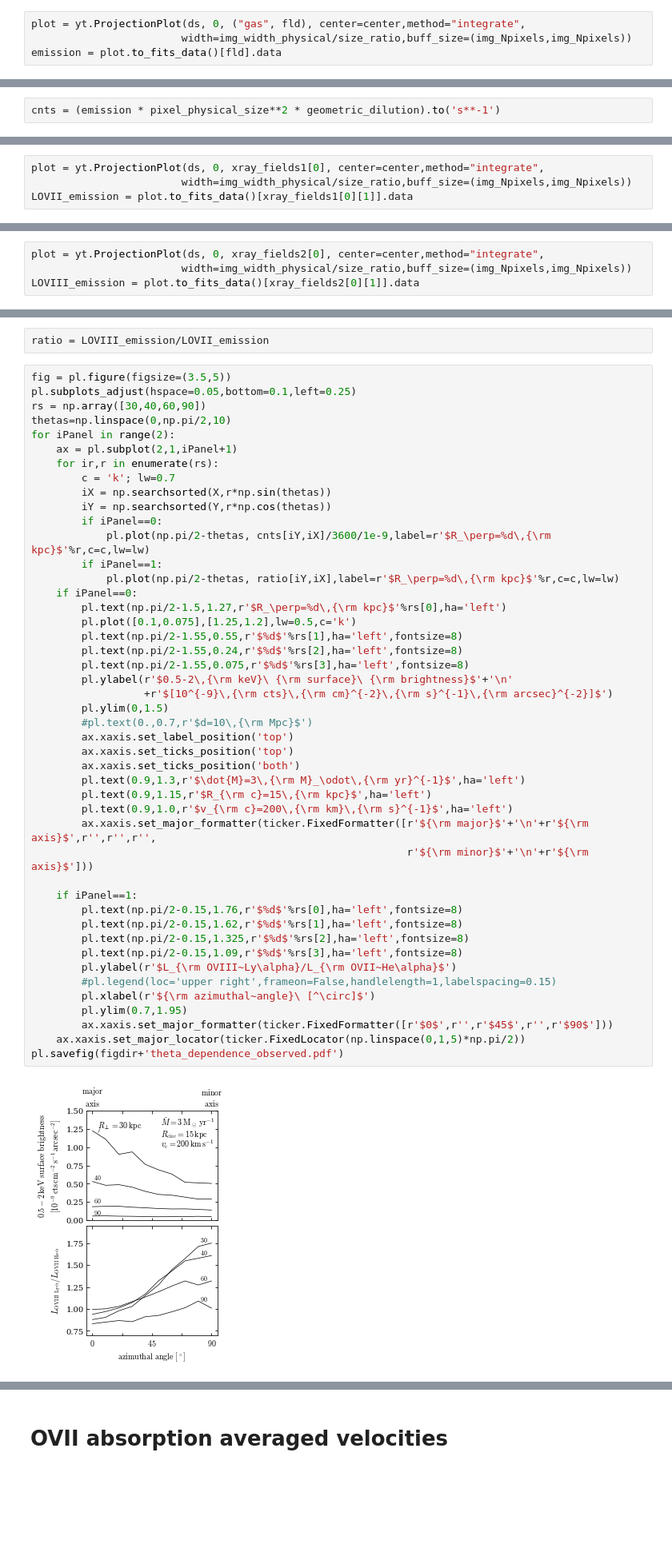
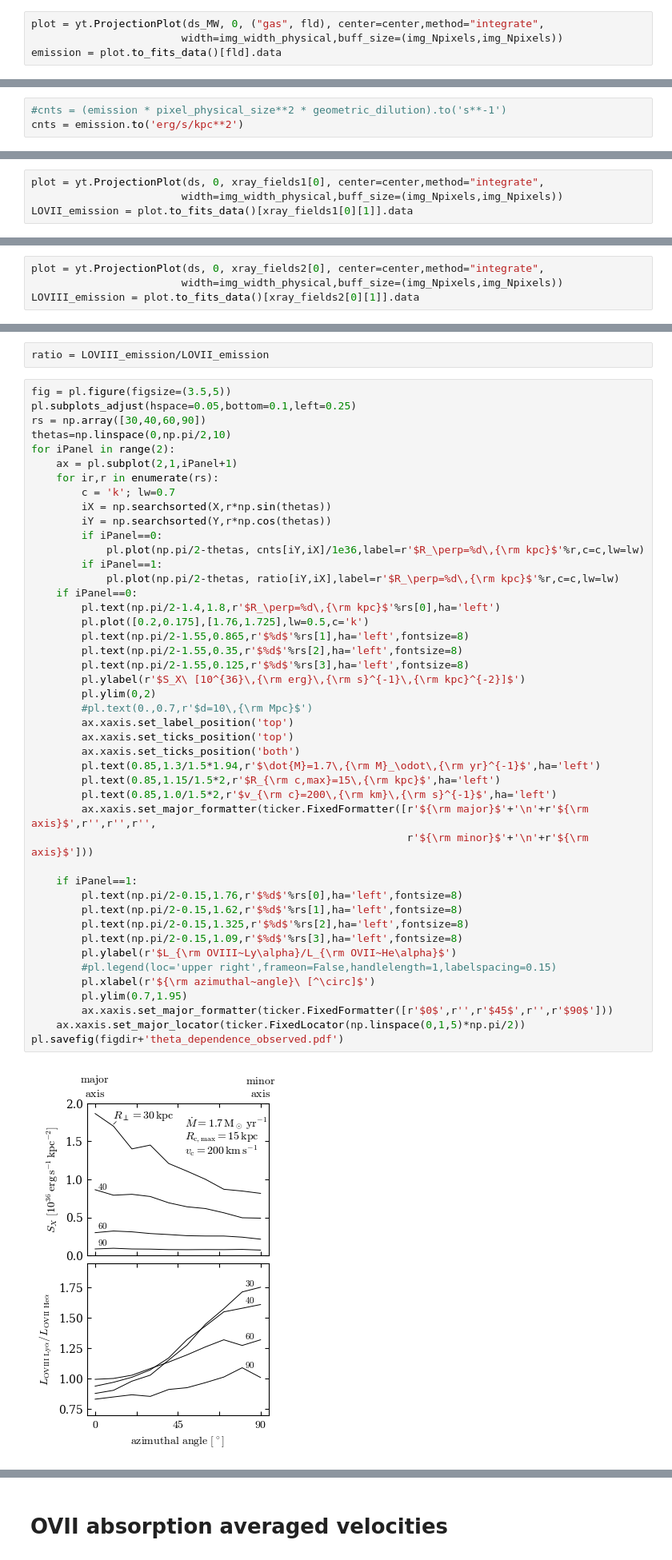
Before and after one commit to JonathanSternAstro/gizmo_analysis, a Jupyter notebook: ipynb/subsonic_solution/observables.ipynb, the cells around one changed output, grey strips where cells are left out. Shown at 80% size. Saved outputs shown, nothing was run; the diff lists cells and outputs as text; blank space fills up the shorter version.

```diff
--- a/ipynb/subsonic_solution/observables.ipynb
+++ b/ipynb/subsonic_solution/observables.ipynb
@@ -413,7 +333,7 @@ X,Y = [np.linspace(-img_width_physical//2,img_width_physical//2,int(img_Npixels)
 Xmesh,Ymesh = np.meshgrid(X,Y)
 mask = ~((np.abs(Xmesh)<25) & (np.abs(Ymesh)<5))
 # %%
-plot = yt.ProjectionPlot(ds, 0, ("gas", fld), center=center,method="integrate",
-                        width=img_width_physical/size_ratio,buff_size=(img_Npixels,img_Npixels))
+plot = yt.ProjectionPlot(ds_MW, 0, ("gas", fld), center=center,method="integrate",
+                        width=img_width_physical,buff_size=(img_Npixels,img_Npixels))
 emission = plot.to_fits_data()[fld].data
 # %% [output]
@@ -426,5 +346,6 @@ yt : [INFO     ] 2023-11-16 15:51:37,164 Making a FITS image of field xray_photo
 # %%
-cnts = (emission * pixel_physical_size**2 * geometric_dilution).to('s**-1')
+#cnts = (emission * pixel_physical_size**2 * geometric_dilution).to('s**-1')
+cnts = emission.to('erg/s/kpc**2')
 # %%
 #single line flux
 nbins = 1000
@@ -449,5 +370,5 @@ pyxsim : [INFO     ] 2023-11-16 15:51:38,770 Using temperature field '('gas', 't
 # %%
 plot = yt.ProjectionPlot(ds, 0, xray_fields1[0], center=center,method="integrate",
-                        width=img_width_physical/size_ratio,buff_size=(img_Npixels,img_Npixels))
+                        width=img_width_physical,buff_size=(img_Npixels,img_Npixels))
 LOVII_emission = plot.to_fits_data()[xray_fields1[0][1]].data
 # %% [output]
@@ -460,5 +381,5 @@ yt : [INFO     ] 2023-11-16 15:52:38,916 Making a FITS image of field xray_emiss
 # %%
 plot = yt.ProjectionPlot(ds, 0, xray_fields2[0], center=center,method="integrate",
-                        width=img_width_physical/size_ratio,buff_size=(img_Npixels,img_Npixels))
+                        width=img_width_physical,buff_size=(img_Npixels,img_Npixels))
 LOVIII_emission = plot.to_fits_data()[xray_fields2[0][1]].data
 # %% [output]
@@ -478,46 +399,45 @@ thetas=np.linspace(0,np.pi/2,10)
 for iPanel in range(2):
     ax = pl.subplot(2,1,iPanel+1)
     for ir,r in enumerate(rs):
         c = 'k'; lw=0.7
         iX = np.searchsorted(X,r*np.sin(thetas))
         iY = np.searchsorted(Y,r*np.cos(thetas))
         if iPanel==0:
-            pl.plot(np.pi/2-thetas, cnts[iY,iX]/3600/1e-9,label=r'$R_\perp=%d\,{\rm kpc}$'%r,c=c,lw=lw)
+            pl.plot(np.pi/2-thetas, cnts[iY,iX]/1e36,label=r'$R_\perp=%d\,{\rm kpc}$'%r,c=c,lw=lw)
         if iPanel==1:
             pl.plot(np.pi/2-thetas, ratio[iY,iX],label=r'$R_\perp=%d\,{\rm kpc}$'%r,c=c,lw=lw)
     if iPanel==0:
-        pl.text(np.pi/2-1.5,1.27,r'$R_\perp=%d\,{\rm kpc}$'%rs[0],ha='left')
-        pl.plot([0.1,0.075],[1.25,1.2],lw=0.5,c='k')
-        pl.text(np.pi/2-1.55,0.55,r'$%d$'%rs[1],ha='left',fontsize=8)
-        pl.text(np.pi/2-1.55,0.24,r'$%d$'%rs[2],ha='left',fontsize=8)
-        pl.text(np.pi/2-1.55,0.075,r'$%d$'%rs[3],ha='left',fontsize=8)
-        pl.ylabel(r'$0.5-2\,{\rm keV}\ {\rm surface}\ {\rm brightness}$'+'\n'
-                  +r'$[10^{-9}\,{\rm cts}\,{\rm cm}^{-2}\,{\rm s}^{-1}\,{\rm arcsec}^{-2}]$')
-        pl.ylim(0,1.5)
+        pl.text(np.pi/2-1.4,1.8,r'$R_\perp=%d\,{\rm kpc}$'%rs[0],ha='left')
+        pl.plot([0.2,0.175],[1.76,1.725],lw=0.5,c='k')
+        pl.text(np.pi/2-1.55,0.865,r'$%d$'%rs[1],ha='left',fontsize=8)
+        pl.text(np.pi/2-1.55,0.35,r'$%d$'%rs[2],ha='left',fontsize=8)
+        pl.text(np.pi/2-1.55,0.125,r'$%d$'%rs[3],ha='left',fontsize=8)
+        pl.ylabel(r'$S_X\ [10^{36}\,{\rm erg}\,{\rm s}^{-1}\,{\rm kpc}^{-2}]$')
+        pl.ylim(0,2)
         #pl.text(0.,0.7,r'$d=10\,{\rm Mpc}$')
         ax.xaxis.set_label_position('top')
         ax.xaxis.set_ticks_position('top')
         ax.xaxis.set_ticks_position('both')
-        pl.text(0.9,1.3,r'$\dot{M}=3\,{\rm M}_\odot\,{\rm yr}^{-1}$',ha='left')
-        pl.text(0.9,1.15,r'$R_{\rm c}=15\,{\rm kpc}$',ha='left')
-        pl.text(0.9,1.0,r'$v_{\rm c}=200\,{\rm km}\,{\rm s}^{-1}$',ha='left')
+        pl.text(0.85,1.3/1.5*1.94,r'$\dot{M}=1.7\,{\rm M}_\odot\,{\rm yr}^{-1}$',ha='left')
+        pl.text(0.85,1.15/1.5*2,r'$R_{\rm c,max}=15\,{\rm kpc}$',ha='left')
+        pl.text(0.85,1.0/1.5*2,r'$v_{\rm c}=200\,{\rm km}\,{\rm s}^{-1}$',ha='left')
         ax.xaxis.set_major_formatter(ticker.FixedFormatter([r'${\rm major}$'+'\n'+r'${\rm axis}$',r'',r'',r'',
                                                             r'${\rm minor}$'+'\n'+r'${\rm axis}$']))
 
     if iPanel==1:
         pl.text(np.pi/2-0.15,1.76,r'$%d$'%rs[0],ha='left',fontsize=8)
         pl.text(np.pi/2-0.15,1.62,r'$%d$'%rs[1],ha='left',fontsize=8)
         pl.text(np.pi/2-0.15,1.325,r'$%d$'%rs[2],ha='left',fontsize=8)
         pl.text(np.pi/2-0.15,1.09,r'$%d$'%rs[3],ha='left',fontsize=8)
         pl.ylabel(r'$L_{\rm OVIII~Ly\alpha}/L_{\rm OVII~He\alpha}$')
         #pl.legend(loc='upper right',frameon=False,handlelength=1,labelspacing=0.15)
         pl.xlabel(r'${\rm azimuthal~angle}\ [^\circ]$')
         pl.ylim(0.7,1.95)
         ax.xaxis.set_major_formatter(ticker.FixedFormatter([r'$0$',r'',r'$45$',r'',r'$90$']))
     ax.xaxis.set_major_locator(ticker.FixedLocator(np.linspace(0,1,5)*np.pi/2))
 pl.savefig(figdir+'theta_dependence_observed.pdf')
 # %% [output]
-[figure, old version]
+[figure, new version]
 # %%
 d = 10*un.Mpc
 gd = (4*np.pi*d**2)**-1
```
Also changed, not shown: parts of 47 cells of this notebook, 2 other files.
